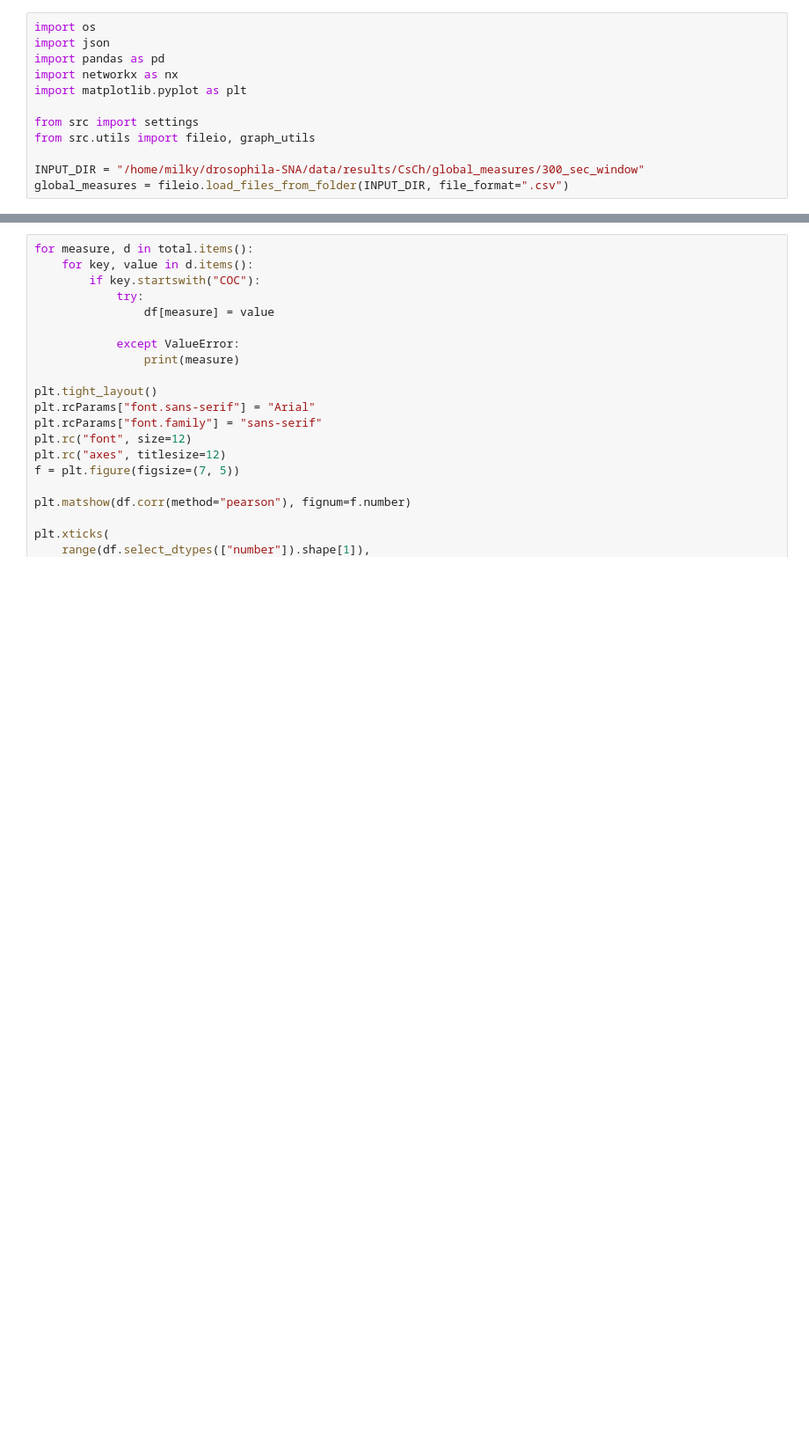
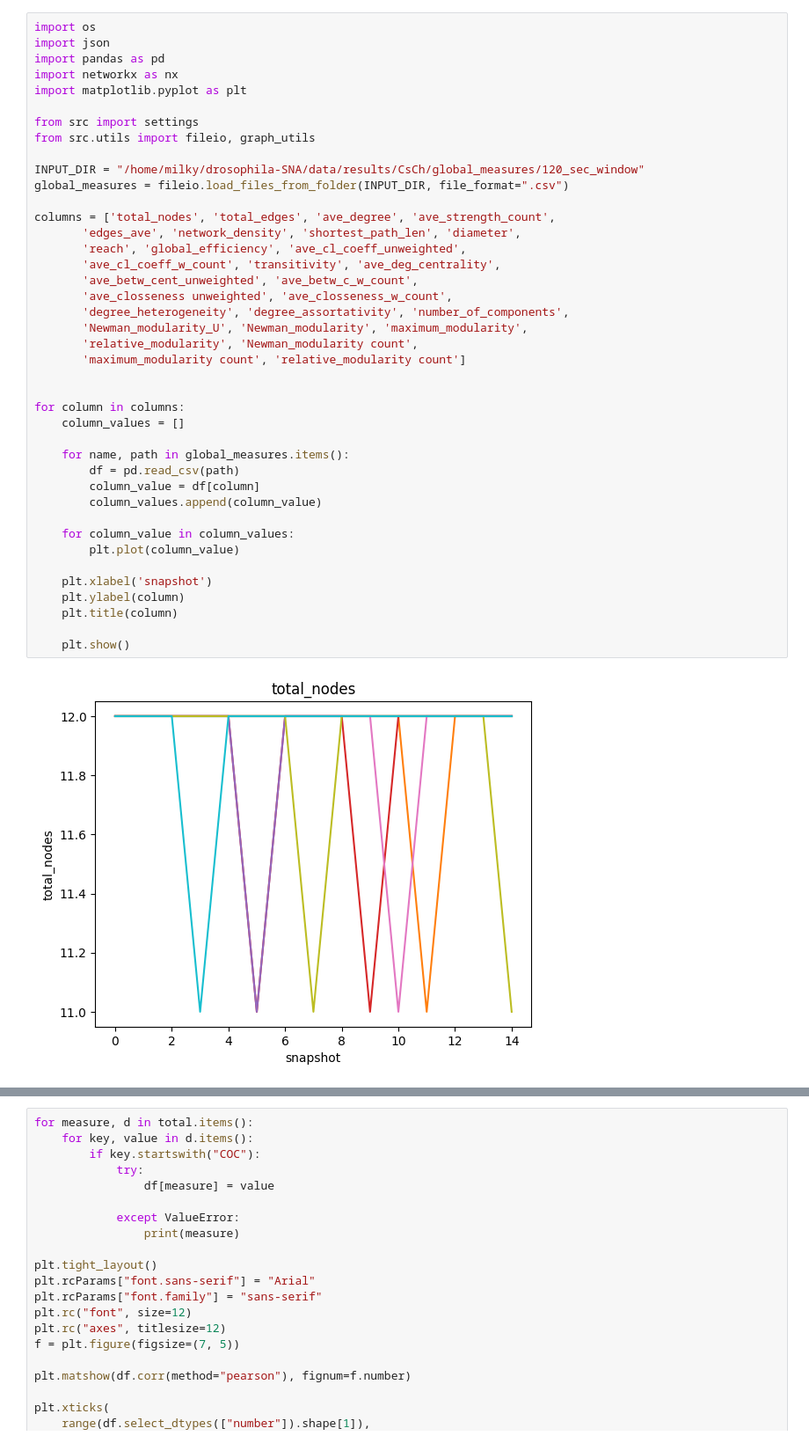
Before and after one commit to milanXpetrovic/drosophila-social-network-analysis, a Jupyter notebook: notebooks/local_measures.ipynb, the cells around one changed output, grey strips where cells are left out. Shown at 88% size. Cells and saved outputs as stored; diff of their text form; blank space fills up the shorter version.

```diff
--- a/notebooks/local_measures.ipynb
+++ b/notebooks/local_measures.ipynb
@@ -1,12 +1,43 @@
 # %%
 import os
 import json
 import pandas as pd
 import networkx as nx
 import matplotlib.pyplot as plt
 
 from src import settings
 from src.utils import fileio, graph_utils
 
-INPUT_DIR = "/home/milky/drosophila-SNA/data/results/CsCh/global_measures/300_sec_window"
+INPUT_DIR = "/home/milky/drosophila-SNA/data/results/CsCh/global_measures/120_sec_window"
 global_measures = fileio.load_files_from_folder(INPUT_DIR, file_format=".csv")
+
+columns = ['total_nodes', 'total_edges', 'ave_degree', 'ave_strength_count',
+       'edges_ave', 'network_density', 'shortest_path_len', 'diameter',
+       'reach', 'global_efficiency', 'ave_cl_coeff_unweighted',
+       'ave_cl_coeff_w_count', 'transitivity', 'ave_deg_centrality',
+       'ave_betw_cent_unweighted', 'ave_betw_c_w_count',
+       'ave_closseness unweighted', 'ave_closseness_w_count',
+       'degree_heterogeneity', 'degree_assortativity', 'number_of_components',
+       'Newman_modularity_U', 'Newman_modularity', 'maximum_modularity',
+       'relative_modularity', 'Newman_modularity count',
+       'maximum_modularity count', 'relative_modularity count']
+
+
+for column in columns:
+    column_values = []
+
+    for name, path in global_measures.items():
+        df = pd.read_csv(path)
+        column_value = df[column]
+        column_values.append(column_value)
+
+    for column_value in column_values:
+        plt.plot(column_value)
+
+    plt.xlabel('snapshot')
+    plt.ylabel(column)
+    plt.title(column)
+
+    plt.show()
+# %% [output]
+[figure, added]
```
Also changed, not shown: parts of 5 cells of this notebook, 6 other files.
